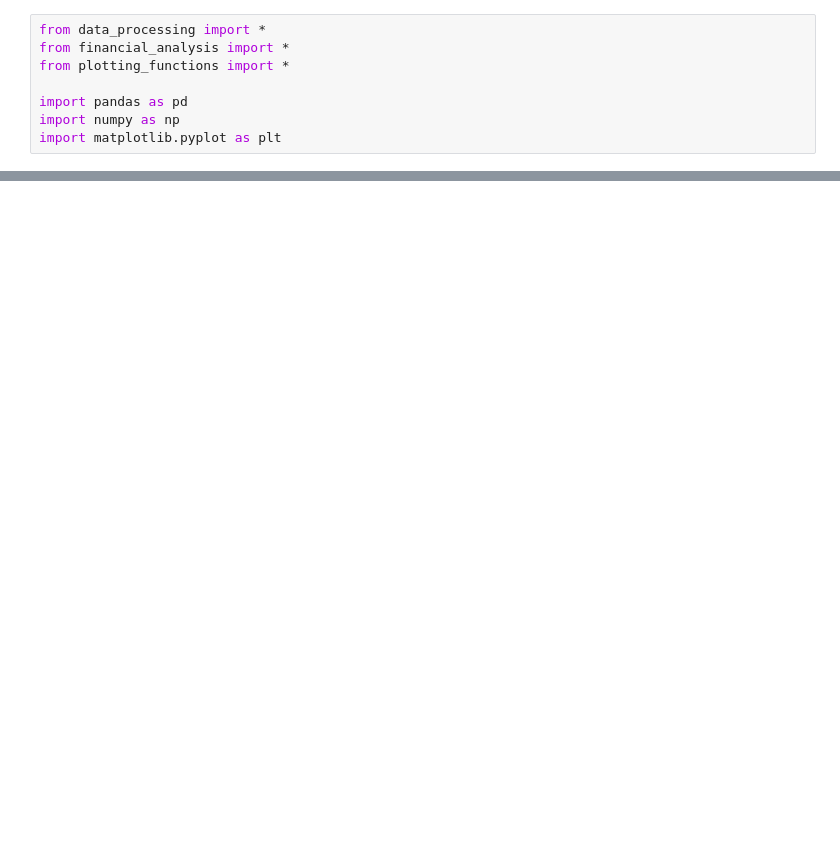
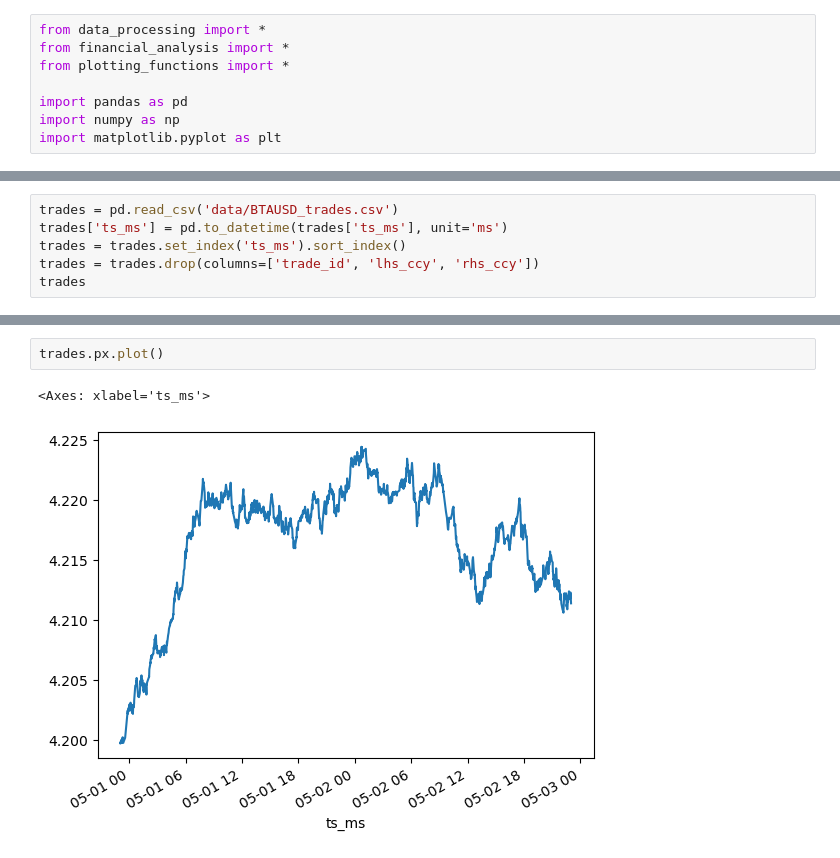
Before and after one commit to Armand-Morin/XTX-markout, a Jupyter notebook: financial_data_analysis.ipynb, the cells around one changed output, grey strips where cells are left out. Saved outputs shown, nothing was run; the diff lists cells and outputs as text; blank space fills up the shorter version.

```diff
--- a/financial_data_analysis.ipynb
+++ b/financial_data_analysis.ipynb
@@ -54,0 +14,6 @@ dico
+# %%
+trades = pd.read_csv('data/BTAUSD_trades.csv')
+trades['ts_ms'] = pd.to_datetime(trades['ts_ms'], unit='ms')
+trades = trades.set_index('ts_ms').sort_index()
+trades = trades.drop(columns=['trade_id', 'lhs_ccy', 'rhs_ccy'])
+trades
@@ -54,0 +35,5 @@ dico
+# %%
+trades.px.plot()
+# %% [output]
+<Axes: xlabel='ts_ms'>
+[figure, added]
```
Also changed, not shown: parts of 9 cells of this notebook, 1 other file.
